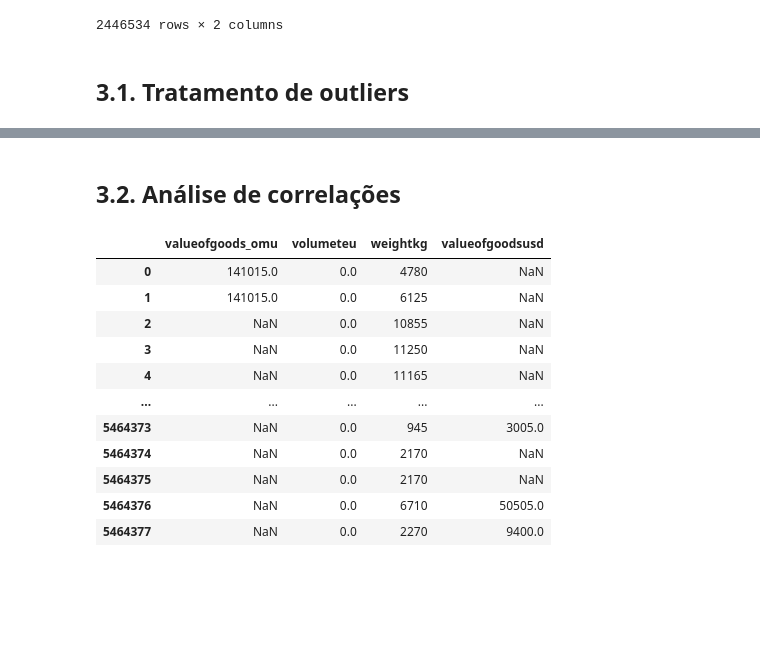
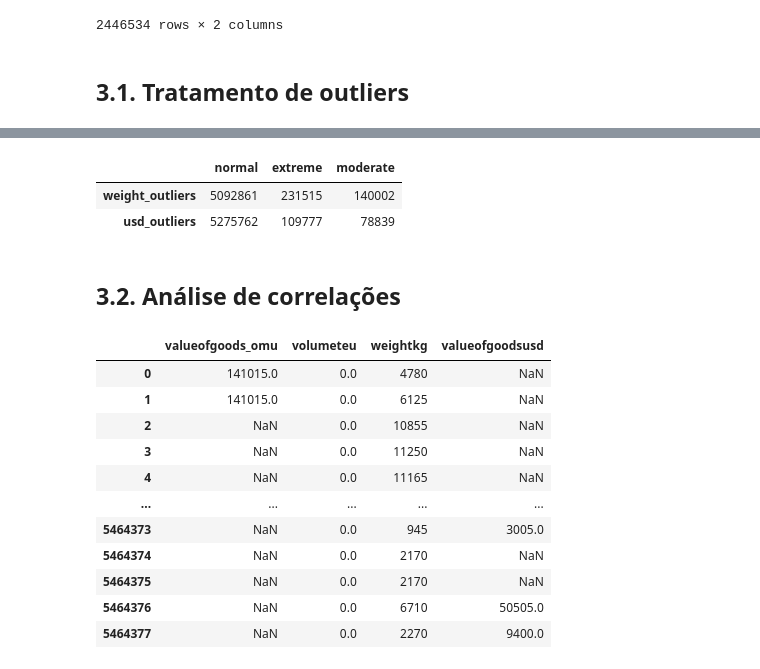
Before and after one commit to hellsdeur/phishing4fishes, a Jupyter notebook: main.ipynb, the cells around one changed output, grey strips where cells are left out. Cells and saved outputs as stored; diff of their text form; code cells hidden in the pictures; blank space fills up the shorter version.

Commit message:
:sparkles: Criação das colunas de outliers
- Usei a função getoutliersvalue
- Criei uma visualização básica

```diff
--- a/main.ipynb
+++ b/main.ipynb
@@ -201,0 +217,3 @@ NameError: name 'df' is not defined
+# %%
+weight_outliers = getoutliersvalue('weightkg', df_graph_links)
+weight_outliers
@@ -201,0 +222,6 @@ NameError: name 'df' is not defined
+# %%
+df_graph_links["weight_outliers"] = df_graph_links["weightkg"].map(
+    lambda x: "extreme" if x > weight_outliers[1] else "moderate" if (x > weight_outliers[0]) and (x < weight_outliers[1]) else "normal"
+)
+
+df_graph_links
@@ -201,0 +242,3 @@ NameError: name 'df' is not defined
+# %%
+usd_outliers = getoutliersvalue('valueofgoodsusd', df_graph_links)
+usd_outliers
@@ -201,0 +247,6 @@ NameError: name 'df' is not defined
+# %%
+df_graph_links["usd_outliers"] = df_graph_links["valueofgoodsusd"].map(
+    lambda x: "extreme" if x > usd_outliers[1] else "moderate" if (x > usd_outliers[0]) and (x < usd_outliers[1]) else "normal"
+)
+
+df_graph_links
@@ -201,0 +267,11 @@ NameError: name 'df' is not defined
+# %%
+count_outliers = pd.DataFrame(
+    [df_graph_links.iloc[:, -2].value_counts(),
+     df_graph_links.iloc[:, -1].value_counts()], index=["weight_outliers", "usd_outliers"]
+)
+
+count_outliers
+# %% [output]
+|  | normal | extreme | moderate |
+| weight_outliers | 5092861 | 231515 | 140002 |
+| usd_outliers | 5275762 | 109777 | 78839 |
```
Also changed, not shown: parts of 12 cells of this notebook.
